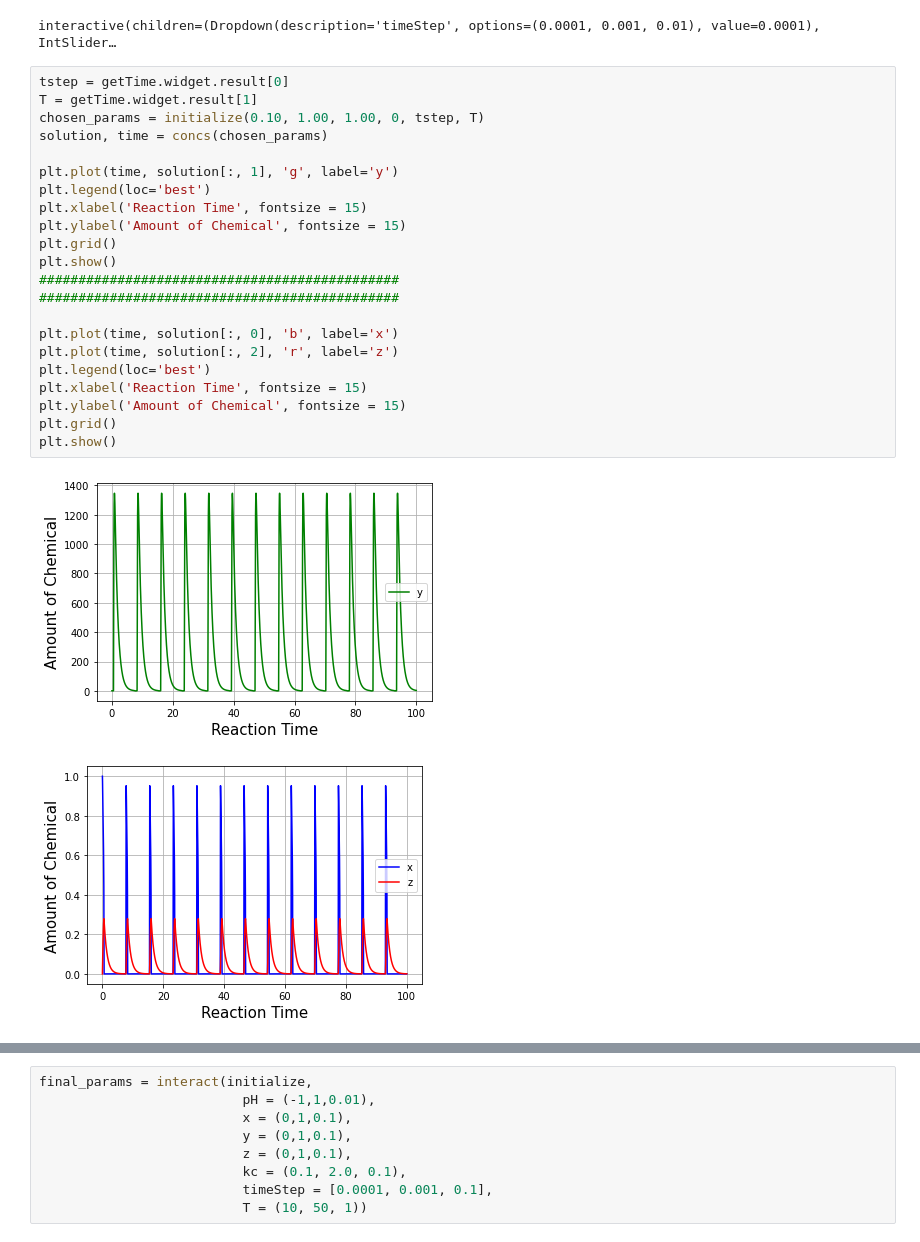
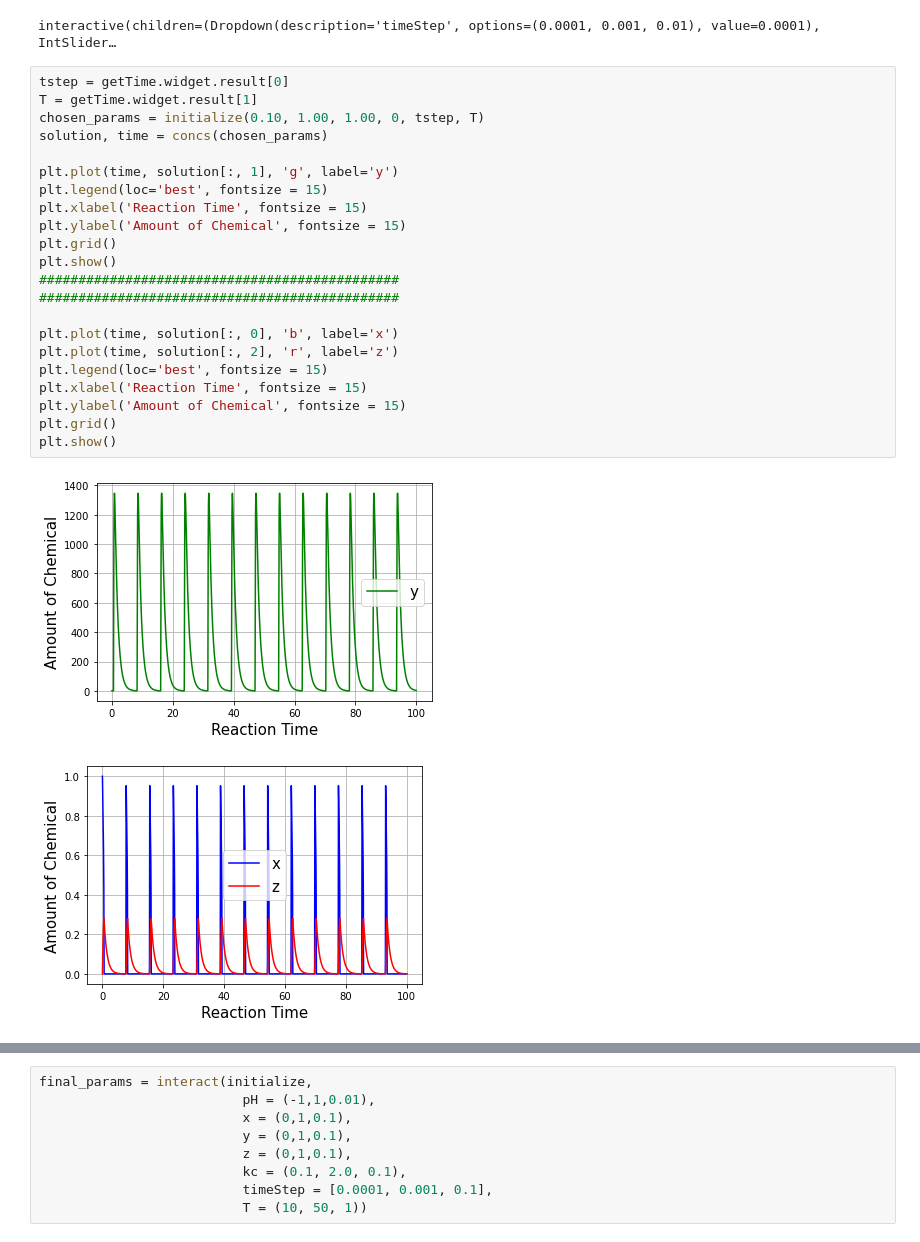
Before and after one commit to lperezmo/scientific-computing-middle-school-version, a Jupyter notebook: Chemistry_module/Chemical_Clocks.ipynb, the cells around one changed output, grey strips where cells are left out. Saved outputs shown, nothing was run; the diff lists cells and outputs as text.

```diff
--- a/Chemistry_module/Chemical_Clocks.ipynb
+++ b/Chemistry_module/Chemical_Clocks.ipynb
@@ -364,26 +364,26 @@ interactive(children=(Dropdown(description='timeStep', options=(0.0001, 0.001, 0
 # %%
 tstep = getTime.widget.result[0]
 T = getTime.widget.result[1]
 chosen_params = initialize(0.10, 1.00, 1.00, 0, tstep, T)
 solution, time = concs(chosen_params)
 
 plt.plot(time, solution[:, 1], 'g', label='y')
-plt.legend(loc='best')
+plt.legend(loc='best', fontsize = 15)
 plt.xlabel('Reaction Time', fontsize = 15)
 plt.ylabel('Amount of Chemical', fontsize = 15)
 plt.grid()
 plt.show()
 ##############################################
 ##############################################
 
 plt.plot(time, solution[:, 0], 'b', label='x')
 plt.plot(time, solution[:, 2], 'r', label='z')
-plt.legend(loc='best')
+plt.legend(loc='best', fontsize = 15)
 plt.xlabel('Reaction Time', fontsize = 15)
 plt.ylabel('Amount of Chemical', fontsize = 15)
 plt.grid()
 plt.show()
 # %% [output]
-[figure, old version]
+[figure, new version]
-[figure, old version]
+[figure, new version]
 # %% [markdown]
```
Also changed, not shown: parts of 5 cells of this notebook.
